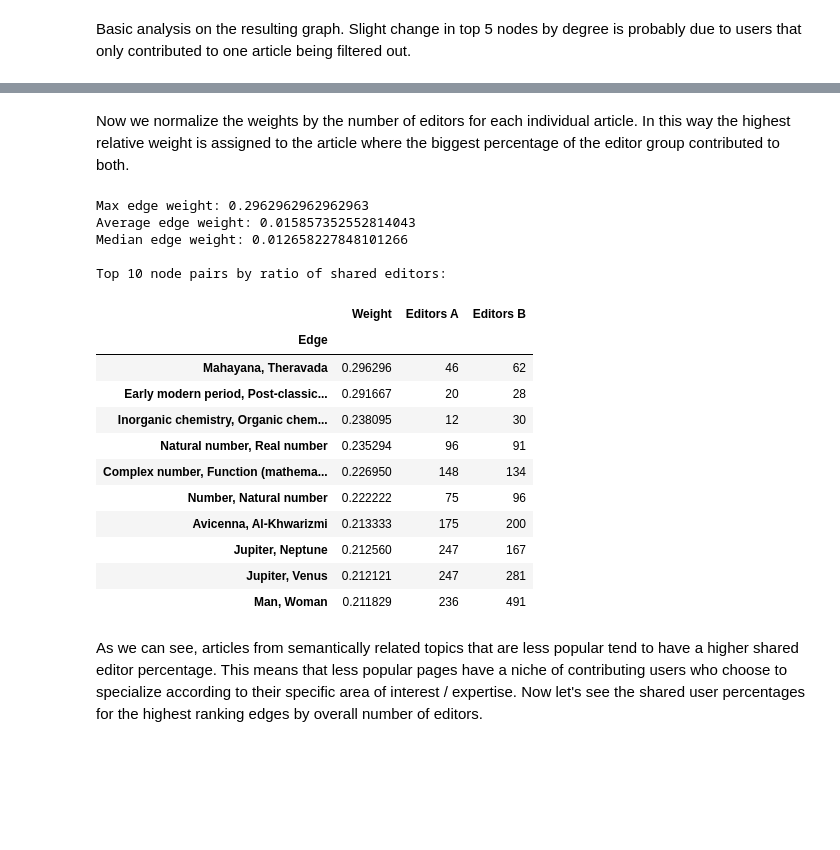
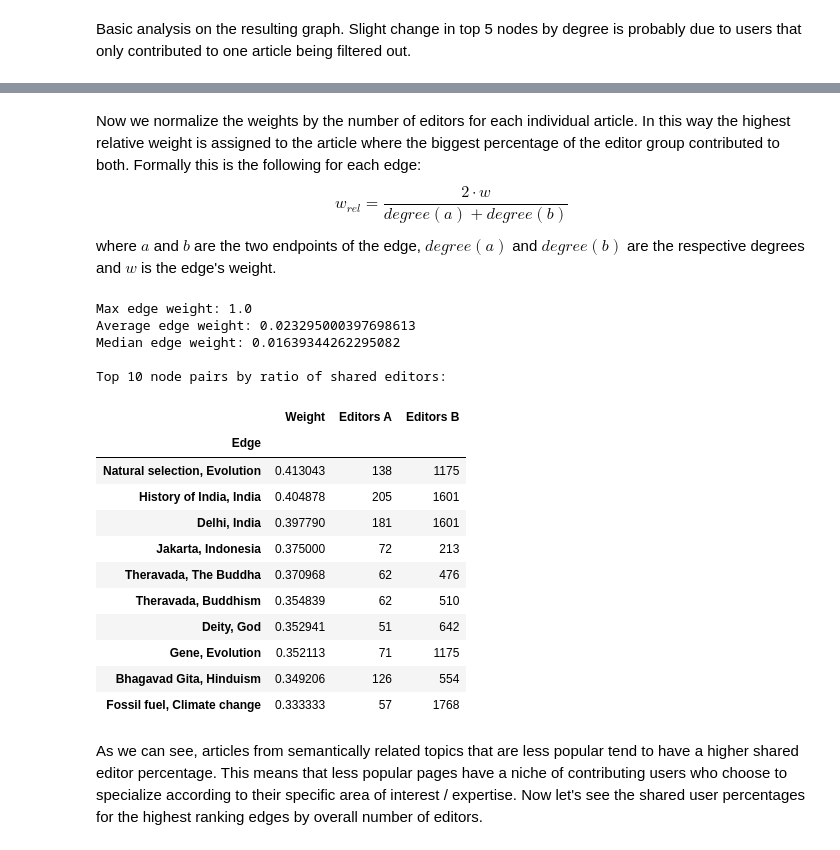
Before and after one commit to andste97/socialgraphs2023f-project, a Jupyter notebook: project/explainer_notebook.ipynb, the cells around one changed output, grey strips where cells are left out. Cells and saved outputs as stored; diff of their text form; code cells hidden in the pictures; blank space fills up the shorter version.

Commit message:
directed relative weight graph

```diff
--- a/project/explainer_notebook.ipynb
+++ b/project/explainer_notebook.ipynb
@@ -175,46 +179,49 @@ Top 10 node pairs by overall number of shared editors:
 | India, Pakistan | 144 | 1601 | 749 |
 # %% [markdown]
-Now we normalize the weights by the number of editors for each individual article. In this way the highest relative weight is assigned to the article where the biggest percentage of the editor group contributed to both.
+Now we normalize the weights by the number of editors for each individual article. In this way the highest relative weight is assigned to the article where the biggest percentage of the editor group contributed to both. Formally this is the following for each edge:
+$$w_{rel} = \frac{2 \cdot w}{degree(a) + degree(b)}$$
+where $a$ and $b$ are the two endpoints of the edge, $degree(a)$ and $degree(b)$ are the respective degrees and $w$ is the edge's weight.
 # %%
 for (u, v, data) in common_editors.edges(data=True):
     raw_weight = data["weight"]
-    common_editors[u][v]["relative_weight"] = raw_weight * 2 / (editors_dict[u] + editors_dict[v])
+    common_editors[u][v]["relative_weight"] = raw_weight / editors_dict[u]
 
 # save resulting graph for future analysis
-nx.write_graphml(common_editors, "weighted_article_connections.graphml")
+# nx.write_graphml(common_editors, "weighted_article_connections.graphml")
 # %%
 
 relative_edge_weight_dict = nx.get_edge_attributes(common_editors, "relative_weight")
 degree_a = [editors_dict[edge[0]] for edge in relative_edge_weight_dict.keys()]
 degree_b = [editors_dict[edge[1]] for edge in relative_edge_weight_dict.keys()]
 edges = [f"{u}, {v}" for (u, v) in relative_edge_weight_dict.keys()]
 rel_weight_df = pd.DataFrame({"Edge": edges, "Weight": relative_edge_weight_dict.values(), "Editors A": degree_a,
                               "Editors B": degree_b}).set_index("Edge")
 # print(f"Average clustering coefficient (relative weights): {nx.average_clustering(common_editors, weight='relative_weight')}")
 print(f"Max edge weight: {rel_weight_df.Weight.max()}")
 print(f"Average edge weight: {rel_weight_df.Weight.mean()}")
 print(f"Median edge weight: {rel_weight_df.Weight.median()}")
 
 print("\nTop 10 node pairs by ratio of shared editors:")
-rel_weight_df.sort_values(["Weight"], ascending=False).head(10)
+sorted_rel_weights = rel_weight_df.sort_values(["Weight"], ascending=False)
+sorted_rel_weights[(sorted_rel_weights["Editors A"] > 50) & (sorted_rel_weights["Editors B"] > 50)].head(10)
 # %% [output]
-Max edge weight: 0.2962962962962963
-Average edge weight: 0.015857352552814043
-Median edge weight: 0.012658227848101266
+Max edge weight: 1.0
+Average edge weight: 0.023295000397698613
+Median edge weight: 0.01639344262295082
 
 Top 10 node pairs by ratio of shared editors:
 |  | Weight | Editors A | Editors B |
 | Edge |  |  |  |
-| Mahayana, Theravada | 0.296296 | 46 | 62 |
-| Early modern period, Post-classic... | 0.291667 | 20 | 28 |
-| Inorganic chemistry, Organic chem... | 0.238095 | 12 | 30 |
-| Natural number, Real number | 0.235294 | 96 | 91 |
-| Complex number, Function (mathema... | 0.226950 | 148 | 134 |
-| Number, Natural number | 0.222222 | 75 | 96 |
-| Avicenna, Al-Khwarizmi | 0.213333 | 175 | 200 |
-| Jupiter, Neptune | 0.212560 | 247 | 167 |
-| Jupiter, Venus | 0.212121 | 247 | 281 |
-| Man, Woman | 0.211829 | 236 | 491 |
+| Natural selection, Evolution | 0.413043 | 138 | 1175 |
+| History of India, India | 0.404878 | 205 | 1601 |
+| Delhi, India | 0.397790 | 181 | 1601 |
+| Jakarta, Indonesia | 0.375000 | 72 | 213 |
+| Theravada, The Buddha | 0.370968 | 62 | 476 |
+| Theravada, Buddhism | 0.354839 | 62 | 510 |
+| Deity, God | 0.352941 | 51 | 642 |
+| Gene, Evolution | 0.352113 | 71 | 1175 |
+| Bhagavad Gita, Hinduism | 0.349206 | 126 | 554 |
+| Fossil fuel, Climate change | 0.333333 | 57 | 1768 |
 # %% [markdown]
 As we can see, articles from semantically related topics that are less popular tend to have a higher shared editor percentage. This means that less popular pages have a niche of contributing users who choose to specialize according to their specific area of interest / expertise. Now let's see the shared user percentages for the highest ranking edges by overall number of editors.
 # %%
```
Also changed, not shown: parts of 8 cells of this notebook.
